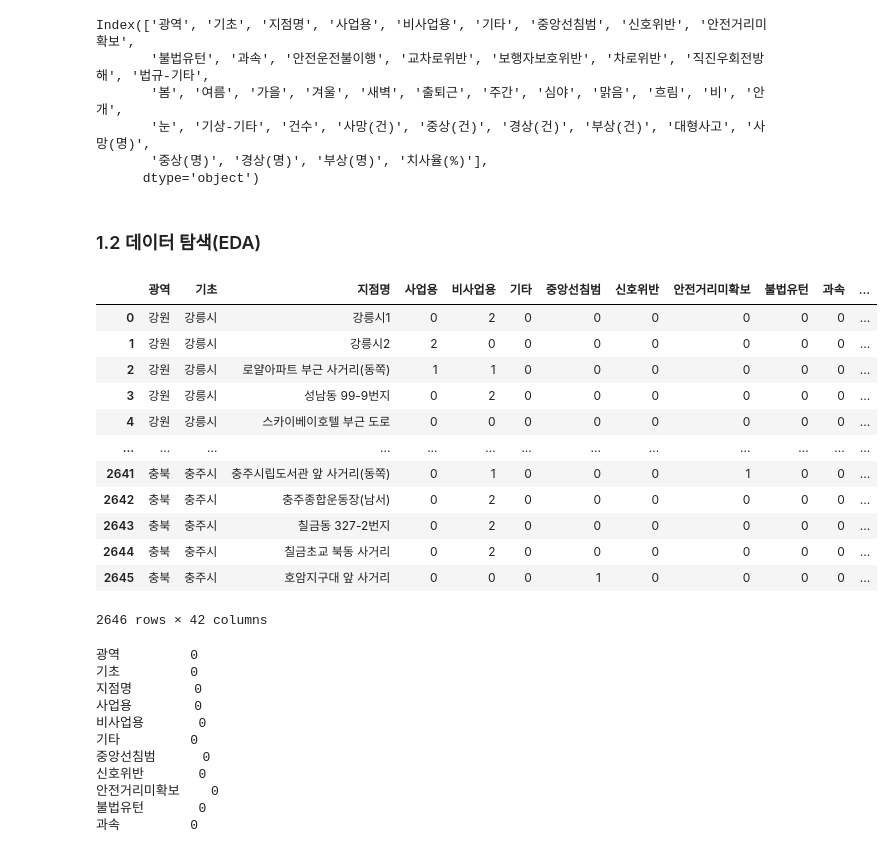
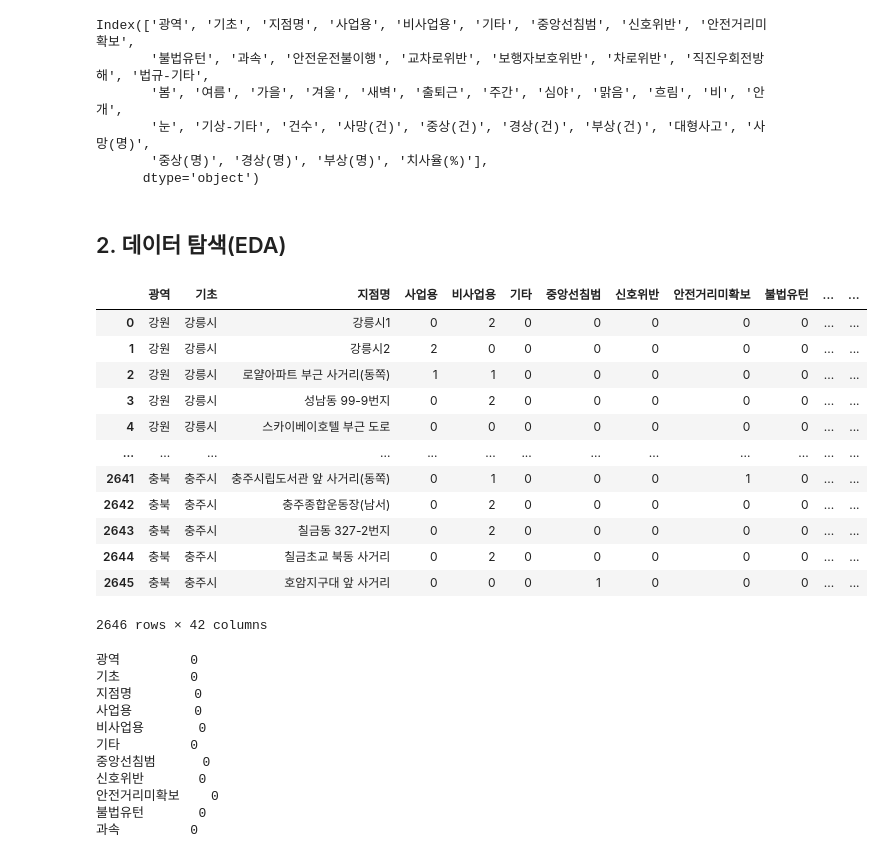
Before and after one commit to chestnut1717/BicycleAccident, a Jupyter notebook: bicycle_flow.ipynb, the cells around one changed output. Cells and saved outputs as stored; diff of their text form; code cells hidden in the pictures.

```diff
--- a/bicycle_flow.ipynb
+++ b/bicycle_flow.ipynb
@@ -424,24 +424,24 @@ merged_data.to_excel('final_data//교통약자다발지점_사고지표_세부
 # %% [markdown]
-### 1.2 데이터 탐색(EDA)
+## 2. 데이터 탐색(EDA)
 # %%
 # pd.set_option('display.max_rows', 500)
 # pd.set_option('display.max_columns', 500)
 # %%
-df = pd.read_excel('final_data//교통약자다발지점_사고지표_세부정보_병합.xlsx')
+df = pd.read_excel('data/final_data/교통약자다발지점_사고지표_세부정보_병합.xlsx')
 df
 # %% [output]
-|  | 광역 | 기초 | 지점명 | 사업용 | 비사업용 | 기타 | 중앙선침범 | 신호위반 | 안전거리미확보 | 불법유턴 | 과속 | ... |
-| 0 | 강원 | 강릉시 | 강릉시1 | 0 | 2 | 0 | 0 | 0 | 0 | 0 | 0 | ... |
-| 1 | 강원 | 강릉시 | 강릉시2 | 2 | 0 | 0 | 0 | 0 | 0 | 0 | 0 | ... |
-| 2 | 강원 | 강릉시 | 로얄아파트 부근 사거리(동쪽) | 1 | 1 | 0 | 0 | 0 | 0 | 0 | 0 | ... |
-| 3 | 강원 | 강릉시 | 성남동 99-9번지 | 0 | 2 | 0 | 0 | 0 | 0 | 0 | 0 | ... |
-| 4 | 강원 | 강릉시 | 스카이베이호텔 부근 도로 | 0 | 0 | 0 | 0 | 0 | 0 | 0 | 0 | ... |
+|  | 광역 | 기초 | 지점명 | 사업용 | 비사업용 | 기타 | 중앙선침범 | 신호위반 | 안전거리미확보 | 불법유턴 | ... | ... |
+| 0 | 강원 | 강릉시 | 강릉시1 | 0 | 2 | 0 | 0 | 0 | 0 | 0 | ... | ... |
+| 1 | 강원 | 강릉시 | 강릉시2 | 2 | 0 | 0 | 0 | 0 | 0 | 0 | ... | ... |
+| 2 | 강원 | 강릉시 | 로얄아파트 부근 사거리(동쪽) | 1 | 1 | 0 | 0 | 0 | 0 | 0 | ... | ... |
+| 3 | 강원 | 강릉시 | 성남동 99-9번지 | 0 | 2 | 0 | 0 | 0 | 0 | 0 | ... | ... |
+| 4 | 강원 | 강릉시 | 스카이베이호텔 부근 도로 | 0 | 0 | 0 | 0 | 0 | 0 | 0 | ... | ... |
 | ... | ... | ... | ... | ... | ... | ... | ... | ... | ... | ... | ... | ... |
-| 2641 | 충북 | 충주시 | 충주시립도서관 앞 사거리(동쪽) | 0 | 1 | 0 | 0 | 0 | 1 | 0 | 0 | ... |
-| 2642 | 충북 | 충주시 | 충주종합운동장(남서) | 0 | 2 | 0 | 0 | 0 | 0 | 0 | 0 | ... |
-| 2643 | 충북 | 충주시 | 칠금동 327-2번지 | 0 | 2 | 0 | 0 | 0 | 0 | 0 | 0 | ... |
-| 2644 | 충북 | 충주시 | 칠금초교 북동 사거리 | 0 | 2 | 0 | 0 | 0 | 0 | 0 | 0 | ... |
-| 2645 | 충북 | 충주시 | 호암지구대 앞 사거리 | 0 | 0 | 0 | 1 | 0 | 0 | 0 | 0 | ... |
+| 2641 | 충북 | 충주시 | 충주시립도서관 앞 사거리(동쪽) | 0 | 1 | 0 | 0 | 0 | 1 | 0 | ... | ... |
+| 2642 | 충북 | 충주시 | 충주종합운동장(남서) | 0 | 2 | 0 | 0 | 0 | 0 | 0 | ... | ... |
+| 2643 | 충북 | 충주시 | 칠금동 327-2번지 | 0 | 2 | 0 | 0 | 0 | 0 | 0 | ... | ... |
+| 2644 | 충북 | 충주시 | 칠금초교 북동 사거리 | 0 | 2 | 0 | 0 | 0 | 0 | 0 | ... | ... |
+| 2645 | 충북 | 충주시 | 호암지구대 앞 사거리 | 0 | 0 | 0 | 1 | 0 | 0 | 0 | ... | ... |
 2646 rows × 42 columns
 # %%
 #NaN값 확인
```
Also changed, not shown: parts of 140 cells of this notebook, 40 other files.
